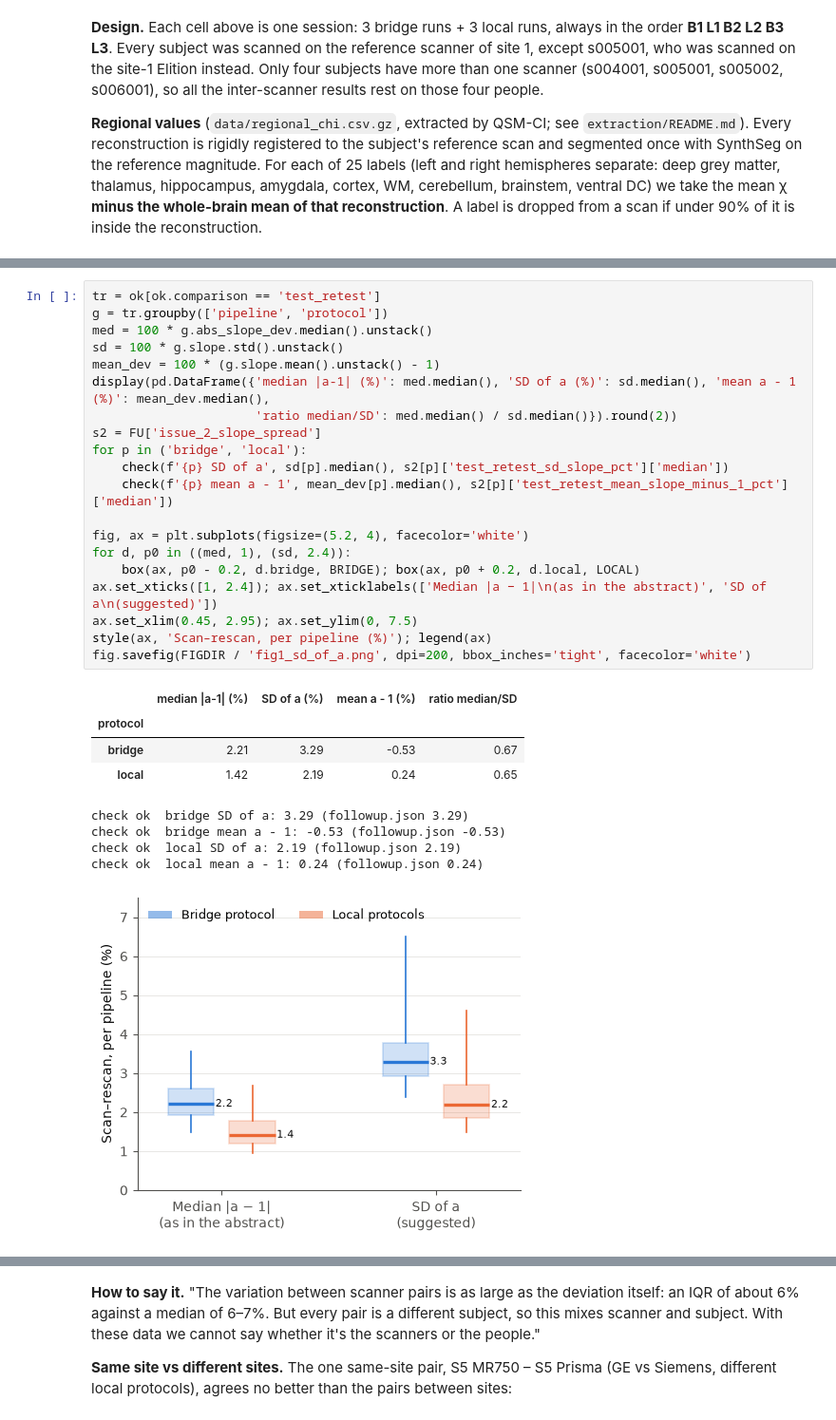
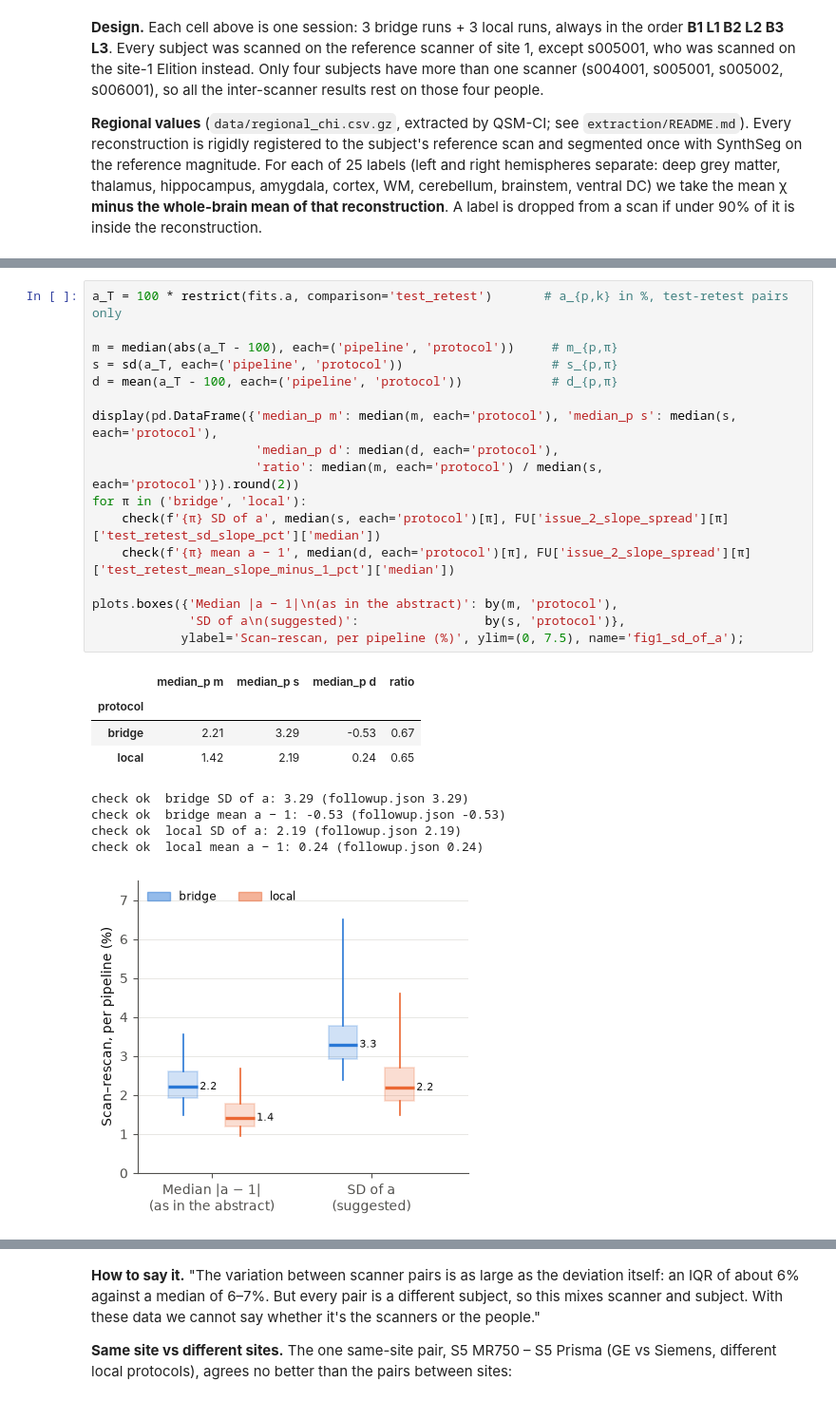
Before and after one commit to astewartau/emtp-travelling-heads, a Jupyter notebook: followup.ipynb, the cells around one changed output, grey strips where cells are left out. Shown at 95% size. Drawn from its saved outputs; the diff is of its cells as text.

```diff
--- a/followup.ipynb
+++ b/followup.ipynb
@@ -318,33 +191,30 @@ DECK = {'font.size': 15, 'axes.labelcolor': '#55606E', 'xtick.color': '#55606E',
 
 **Why the two agree.** If $a - 1 \sim \mathcal N(0, \sigma^2)$, then $\mathrm{median}\,|a-1| = 0.674\,\sigma$. Here $0.674 \times 3.29 = 2.2$ and $0.674 \times 2.19 = 1.5$. So the two measures carry the same information and rank the protocols the same way. We kept median |a − 1| as the primary measure (decision D1 in `docs/decisions.md`) so test-retest and inter-scanner use the same scale and match QSM-CI.
-# %%
-tr = ok[ok.comparison == 'test_retest']
-g = tr.groupby(['pipeline', 'protocol'])
-med = 100 * g.abs_slope_dev.median().unstack()
-sd = 100 * g.slope.std().unstack()
-mean_dev = 100 * (g.slope.mean().unstack() - 1)
-display(pd.DataFrame({'median |a-1| (%)': med.median(), 'SD of a (%)': sd.median(), 'mean a - 1 (%)': mean_dev.median(),
-                      'ratio median/SD': med.median() / sd.median()}).round(2))
-s2 = FU['issue_2_slope_spread']
-for p in ('bridge', 'local'):
-    check(f'{p} SD of a', sd[p].median(), s2[p]['test_retest_sd_slope_pct']['median'])
-    check(f'{p} mean a - 1', mean_dev[p].median(), s2[p]['test_retest_mean_slope_minus_1_pct']['median'])
-
-fig, ax = plt.subplots(figsize=(5.2, 4), facecolor='white')
-for d, p0 in ((med, 1), (sd, 2.4)):
-    box(ax, p0 - 0.2, d.bridge, BRIDGE); box(ax, p0 + 0.2, d.local, LOCAL)
-ax.set_xticks([1, 2.4]); ax.set_xticklabels(['Median |a − 1|\n(as in the abstract)', 'SD of a\n(suggested)'])
-ax.set_xlim(0.45, 2.95); ax.set_ylim(0, 7.5)
-style(ax, 'Scan–rescan, per pipeline (%)'); legend(ax)
-fig.savefig(FIGDIR / 'fig1_sd_of_a.png', dpi=200, bbox_inches='tight', facecolor='white')
-# %% [output]
-|  | median |a-1| (%) | SD of a (%) | mean a - 1 (%) | ratio median/SD |
-| protocol |  |  |  |  |
-| bridge | 2.21 | 3.29 | -0.53 | 0.67 |
-| local | 1.42 | 2.19 | 0.24 | 0.65 |
-check ok  bridge SD of a: 3.29 (followup.json 3.29)
-check ok  bridge mean a - 1: -0.53 (followup.json -0.53)
-check ok  local SD of a: 2.19 (followup.json 2.19)
-check ok  local mean a - 1: 0.24 (followup.json 0.24)
-[figure, removed]
+# %%
+a_T = 100 * restrict(fits.a, comparison='test_retest')       # a_{p,k} in %, test-retest pairs only
+
+m = median(abs(a_T - 100), each=('pipeline', 'protocol'))     # m_{p,π}
+s = sd(a_T, each=('pipeline', 'protocol'))                    # s_{p,π}
+d = mean(a_T - 100, each=('pipeline', 'protocol'))            # d_{p,π}
+
+display(pd.DataFrame({'median_p m': median(m, each='protocol'), 'median_p s': median(s, each='protocol'),
+                      'median_p d': median(d, each='protocol'),
+                      'ratio': median(m, each='protocol') / median(s, each='protocol')}).round(2))
+for π in ('bridge', 'local'):
+    check(f'{π} SD of a', median(s, each='protocol')[π], FU['issue_2_slope_spread'][π]['test_retest_sd_slope_pct']['median'])
+    check(f'{π} mean a − 1', median(d, each='protocol')[π], FU['issue_2_slope_spread'][π]['test_retest_mean_slope_minus_1_pct']['median'])
+
+plots.boxes({'Median |a − 1|\n(as in the abstract)': by(m, 'protocol'),
+             'SD of a\n(suggested)':                 by(s, 'protocol')},
+            ylabel='Scan–rescan, per pipeline (%)', ylim=(0, 7.5), name='fig1_sd_of_a');
+# %% [output]
+|  | median_p m | median_p s | median_p d | ratio |
+| protocol |  |  |  |  |
+| bridge | 2.21 | 3.29 | -0.53 | 0.67 |
+| local | 1.42 | 2.19 | 0.24 | 0.65 |
+check ok  bridge SD of a: 3.29 (followup.json 3.29)
+check ok  bridge mean a − 1: -0.53 (followup.json -0.53)
+check ok  local SD of a: 2.19 (followup.json 2.19)
+check ok  local mean a − 1: 0.24 (followup.json 0.24)
+[figure, added]
 # %% [markdown]
```
Also changed, not shown: parts of 61 cells of this notebook, 14 other files.
